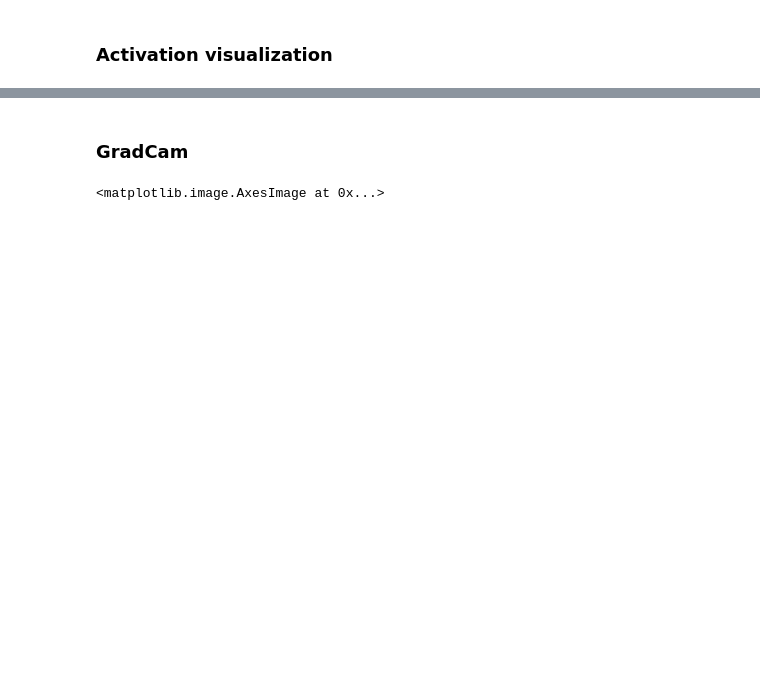
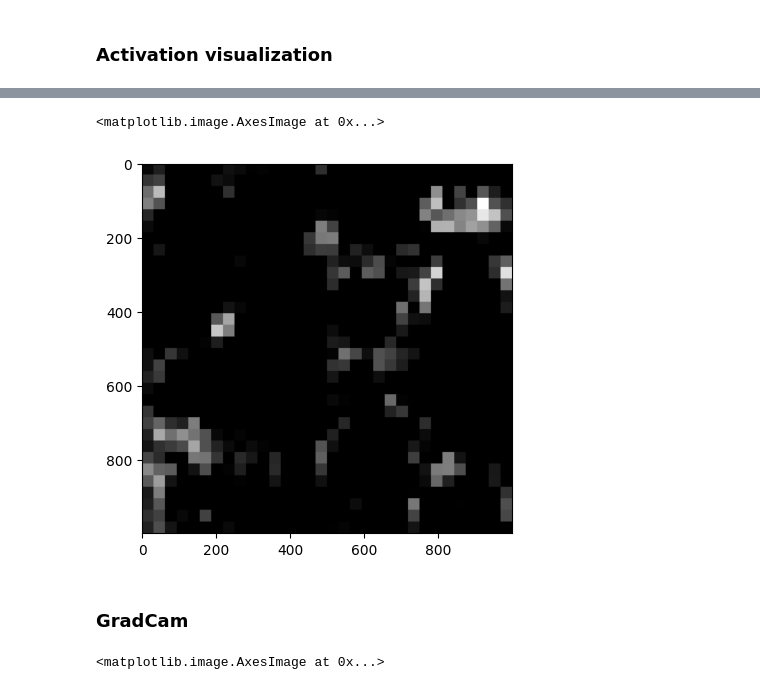
Before and after one commit to Victorvone/braintumorclassification, a Jupyter notebook: braintumorclassification/notebooks/Explainability.ipynb, the cells around one changed output, grey strips where cells are left out. Drawn from its saved outputs; the diff is of its cells as text; code cells hidden in the pictures; blank space fills up the shorter version.

```diff
--- a/braintumorclassification/notebooks/Explainability.ipynb
+++ b/braintumorclassification/notebooks/Explainability.ipynb
@@ -59,3 +65,12 @@ ActViz.save(grid, "../Visualizations/", "ActViz.png")
+# %%
+import matplotlib.pyplot as plt
+
+actvizimage = load_img('../Visualizations/ActViz.png', target_size=(1000, 1000))
+
+plt.imshow(actvizimage)
+# %% [output]
+<matplotlib.image.AxesImage at 0x...>
+[figure, added]
 # %% [markdown]
 ### GradCam
 # %%
```
Also changed, not shown: parts of 15 cells of this notebook, 6 other files.
